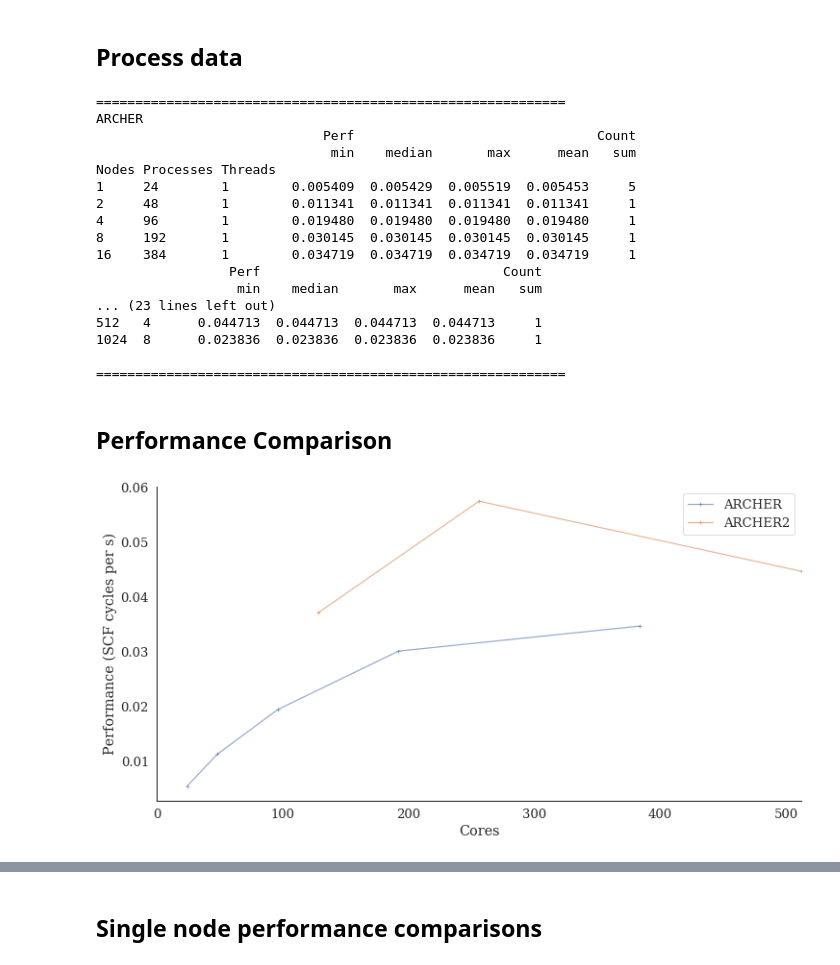
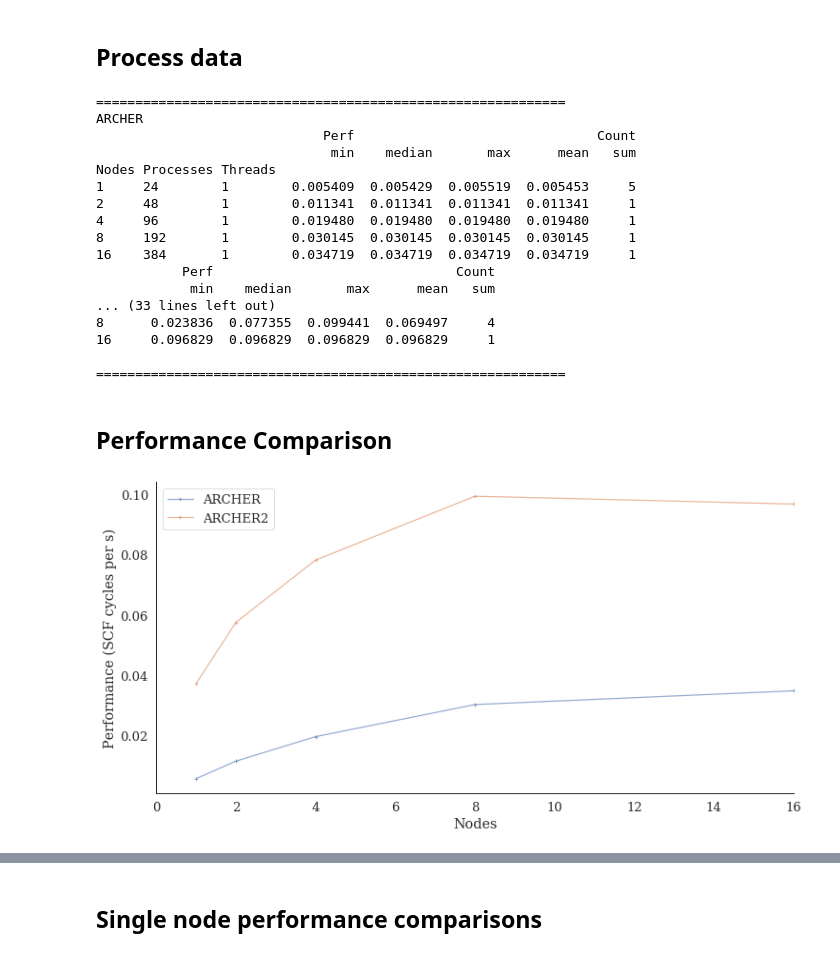
Before and after one commit to hpc-uk/archer-benchmarks, a Jupyter notebook: apps/CASTEP/analysis/CASTEP_al3x3_perf_analysis.ipynb, the cells around one changed output, grey strips where cells are left out. Saved outputs shown, nothing was run; the diff lists cells and outputs as text; code cells hidden in the pictures.

Commit message:
Adds updated Al Slab CASTEP analysis

```diff
--- a/apps/CASTEP/analysis/CASTEP_al3x3_perf_analysis.ipynb
+++ b/apps/CASTEP/analysis/CASTEP_al3x3_perf_analysis.ipynb
@@ -41,7 +36,9 @@ perf = {}
 notes = {}
 names = {}
 nodes = {}
-perf_max = {}
+cores = {}
+perf_nodes = {}
+perf_cores = {}
 cpn = {}
 
 for system in systems:
@@ -53,7 +50,8 @@ for system in systems:
     print('\n============================================================')
     print(sysdict['Name'])
     castep_df = pd.DataFrame(castep.create_df_list(filelist, sysdict['PCores']*sysdict['PPerNode']))
-    nodes[system], perf_max[system] = ca.get_perf_stats(castep_df, 'max', writestats=True)
+    nodes[system], perf_nodes[system] = castep.get_perf_stats(castep_df, 'max', writestats=True, plot_cores=False)
+    cores[system], perf_cores[system] = castep.get_perf_stats(castep_df, 'max', writestats=False, plot_cores=True)
     print('\n============================================================')
 # %% [output]
 ============================================================
@@ -66,22 +64,22 @@ Nodes Processes Threads
 4     96        1        0.019480  0.019480  0.019480  0.019480     1
 8     192       1        0.030145  0.030145  0.030145  0.030145     1
 16    384       1        0.034719  0.034719  0.034719  0.034719     1
-                 Perf                               Count
-                  min    median       max      mean   sum
-... (23 lines left out)
-512   4      0.044713  0.044713  0.044713  0.044713     1
-1024  8      0.023836  0.023836  0.023836  0.023836     1
+           Perf                               Count
+            min    median       max      mean   sum
+... (33 lines left out)
+8      0.023836  0.077355  0.099441  0.069497     4
+16     0.096829  0.096829  0.096829  0.096829     1
 
 ============================================================
 # %% [markdown]
 ## Performance Comparison
 # %%
 for system in systems:
-    plt.plot(nodes[system], perf_max[system], '-+', label=names[system], alpha=0.6)
-plt.xlim((0,512))
-plt.xlabel(unitlabel)
+    plt.plot(nodes[system], perf_nodes[system], '-+', label=names[system], alpha=0.6)
+plt.xlim((0,16))
+plt.xlabel('Nodes')
 plt.ylabel('Performance (SCF cycles per s)')
 plt.legend(loc='best')
 sns.despine()
 # %% [output]
-[figure, old version]
+[figure, new version]
```
Also changed, not shown: parts of 3 cells of this notebook.
